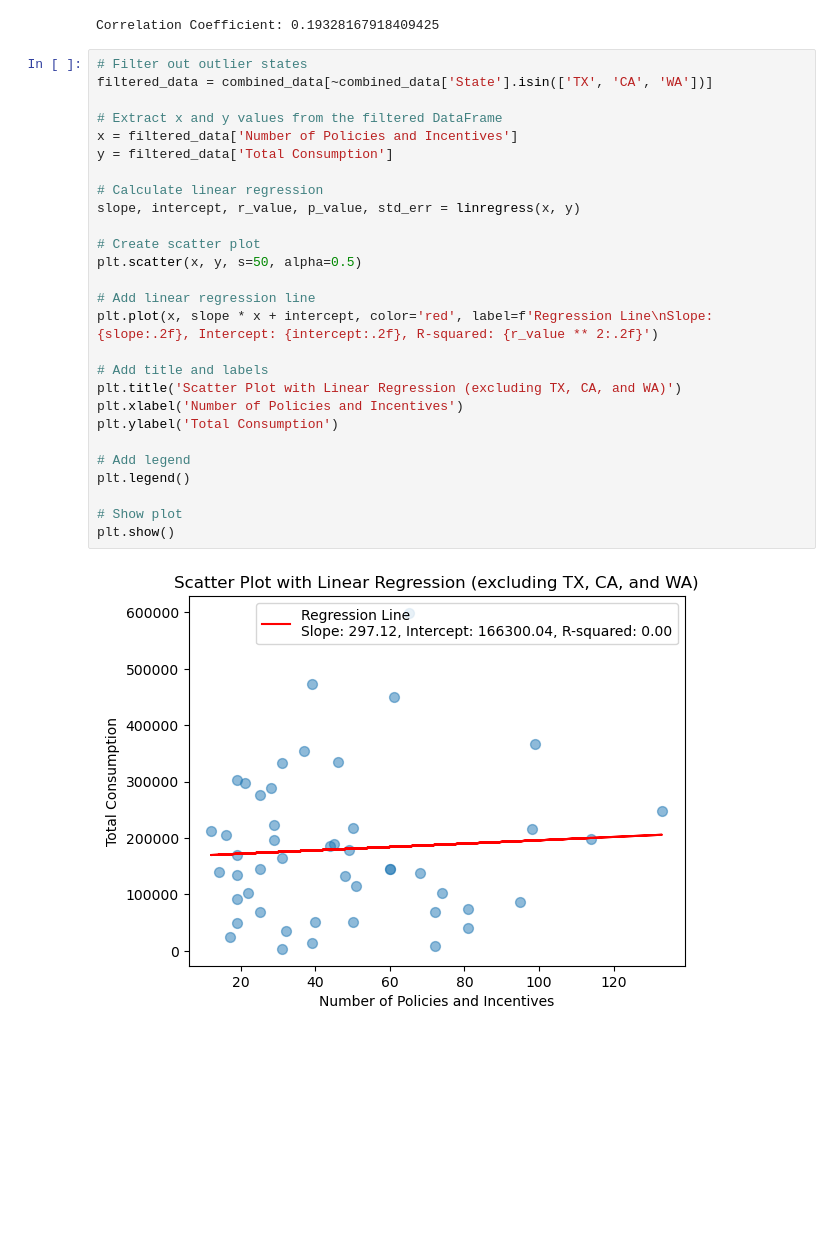
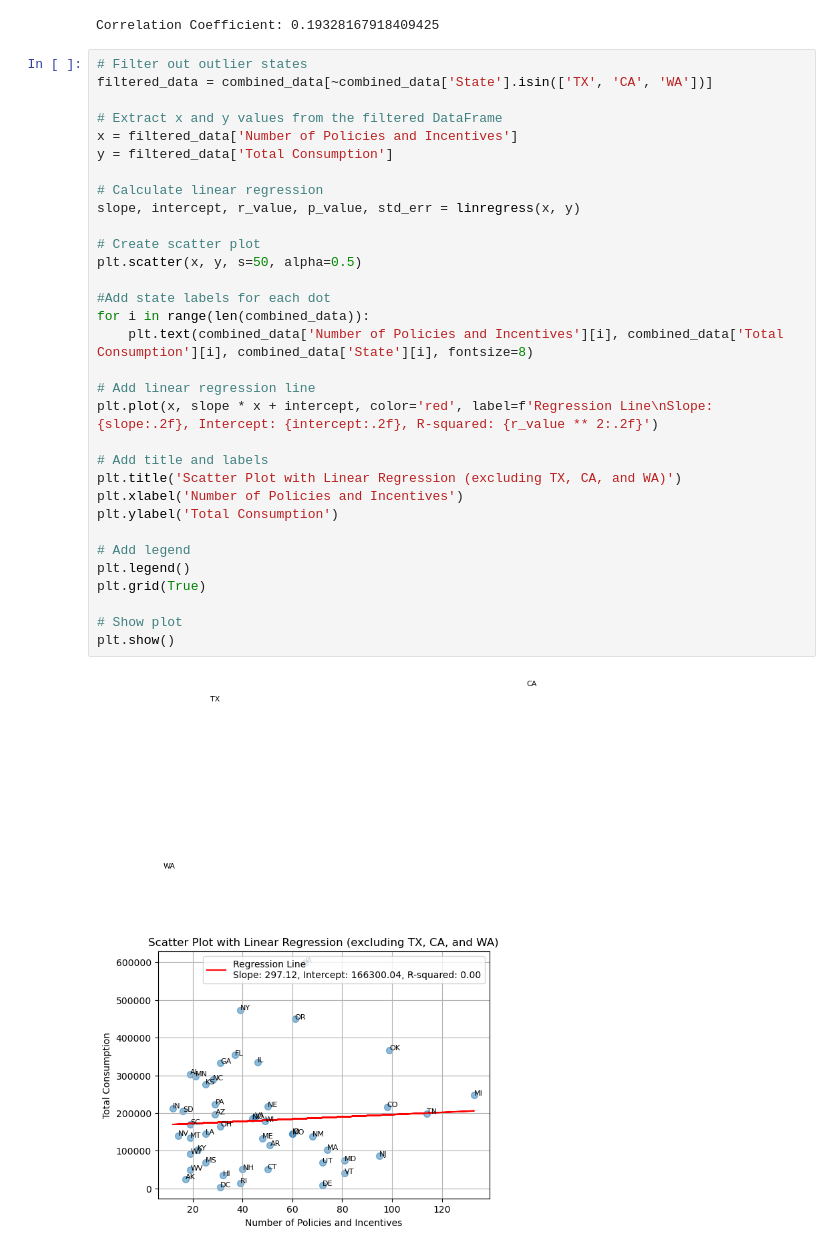
Before and after one commit to datairene/Energy, a Jupyter notebook: ISpolicy_states.ipynb, the cells around one changed output. Drawn from its saved outputs; the diff is of its cells as text; blank space fills up the shorter version.

```diff
--- a/ISpolicy_states.ipynb
+++ b/ISpolicy_states.ipynb
@@ -218,32 +217,37 @@ correlation_coefficient = combined_data['Number of Policies and Incentives'].cor
 print("Correlation Coefficient:", correlation_coefficient)
 # %% [output]
 Correlation Coefficient: 0.19328167918409425
-# %%
-# Filter out outlier states
-filtered_data = combined_data[~combined_data['State'].isin(['TX', 'CA', 'WA'])]
-
-# Extract x and y values from the filtered DataFrame
-x = filtered_data['Number of Policies and Incentives']
-y = filtered_data['Total Consumption']
-
-# Calculate linear regression
-slope, intercept, r_value, p_value, std_err = linregress(x, y)
-
-# Create scatter plot
-plt.scatter(x, y, s=50, alpha=0.5)
-
-# Add linear regression line
-plt.plot(x, slope * x + intercept, color='red', label=f'Regression Line\nSlope: {slope:.2f}, Intercept: {intercept:.2f}, R-squared: {r_value ** 2:.2f}')
-
-# Add title and labels
-plt.title('Scatter Plot with Linear Regression (excluding TX, CA, and WA)')
-plt.xlabel('Number of Policies and Incentives')
-plt.ylabel('Total Consumption')
-
-# Add legend
-plt.legend()
-
-# Show plot
-plt.show()
-# %% [output]
-[figure, removed]
+# %%
+# Filter out outlier states
+filtered_data = combined_data[~combined_data['State'].isin(['TX', 'CA', 'WA'])]
+
+# Extract x and y values from the filtered DataFrame
+x = filtered_data['Number of Policies and Incentives']
+y = filtered_data['Total Consumption']
+
+# Calculate linear regression
+slope, intercept, r_value, p_value, std_err = linregress(x, y)
+
+# Create scatter plot
+plt.scatter(x, y, s=50, alpha=0.5)
+
+#Add state labels for each dot
+for i in range(len(combined_data)):
+    plt.text(combined_data['Number of Policies and Incentives'][i], combined_data['Total Consumption'][i], combined_data['State'][i], fontsize=8)
+
+# Add linear regression line
+plt.plot(x, slope * x + intercept, color='red', label=f'Regression Line\nSlope: {slope:.2f}, Intercept: {intercept:.2f}, R-squared: {r_value ** 2:.2f}')
+
+# Add title and labels
+plt.title('Scatter Plot with Linear Regression (excluding TX, CA, and WA)')
+plt.xlabel('Number of Policies and Incentives')
+plt.ylabel('Total Consumption')
+
+# Add legend
+plt.legend()
+plt.grid(True)
+
+# Show plot
+plt.show()
+# %% [output]
+[figure, added]
```
Also changed, not shown: parts of 3 cells of this notebook.
